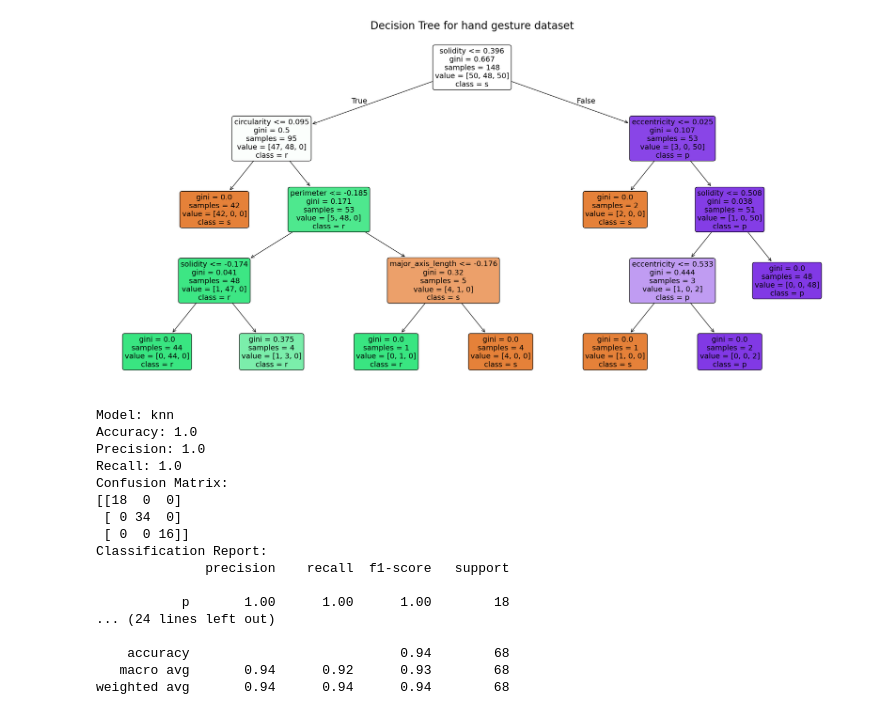
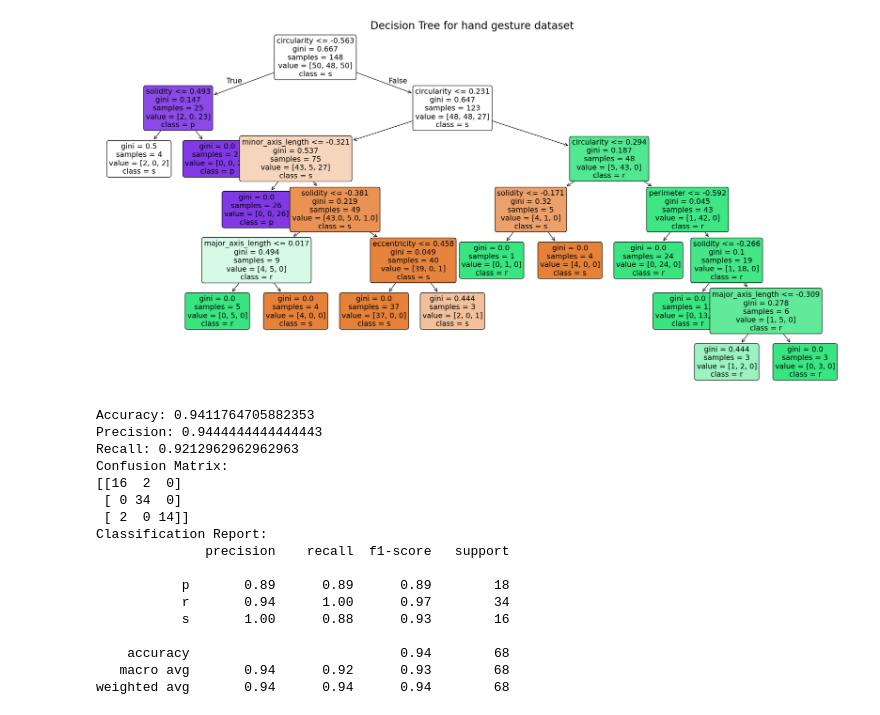
Before and after one commit to TheFizzlee/evml-evd3-project, a Jupyter notebook: notebooks/models/models.ipynb, the cells around one changed output. Saved outputs shown, nothing was run; the diff lists cells and outputs as text; code cells hidden in the pictures.

```diff
--- a/notebooks/models/models.ipynb
+++ b/notebooks/models/models.ipynb
@@ -27,10 +27,7 @@ df_test = pd.read_csv('data/hand_gesture_test.csv')
 train_X, test_X, train_y, test_y = train_test_split(df_train.drop(TARGET_FEATURE, axis=1), df_train[TARGET_FEATURE], test_size=TEST_SIZE, random_state=RANDOM_STATE)
 # %%
 # Define model pipelines
-models = {
-    'knn': Pipeline([('knn', KNeighborsClassifier())]),
-    'dt': Pipeline([('dt', DecisionTreeClassifier(random_state=RANDOM_STATE))])
-}
+model = DecisionTreeClassifier(random_state=RANDOM_STATE)
 # %%
 # Hypertune using gridSearchCV
 hyperparameters = {
@@ -64,14 +55,15 @@ Best score: 0.9593103448275861
 # %%
 # Validate the model using cross validation
-for model in models.keys():
-    # Perform KFold cross-validation on the validation set
-    for score in scoring:
-        scores = cross_val_score(models[model], test_X, test_y, cv=kf, scoring=score)
-        print(f'____{score.split('_')[0]}___________________________________________')
-        print(f'Cross-validation {score.split('_')[0]} on validation set: {scores}')
-        print(f'{score.split('_')[0]} mean cross-validation score on validation set: {scores.mean():.2f}')
-        print(f'{score.split('_')[0]} standard deviation on validation set: {scores.std():.2f}')
-
-    print("\n\n")
+# Perform KFold cross-validation on the validation set
+for score in scoring:
+    try:
+        scores = cross_val_score(model, test_X, test_y, cv=kf, scoring=score)
+        print(f'____{score.split("_")[0]}___________________________________________')
+        print(f'Cross-validation {score.split("_")[0]} on validation set: {scores}')
+        print(f'{score.split("_")[0]} mean cross-validation score on validation set: {scores.mean():.2f}')
+        print(f'{score.split("_")[0]} standard deviation on validation set: {scores.std():.2f}')
+    except ValueError as e:
+        print(f"Error in cross-validation: {e}")
+print("\n\n")
 # %% [output]
 ____accuracy___________________________________________
@@ -110,42 +74,40 @@ roc standard deviation on validation set: 0.06
 # %%
 # Visualize the decision tree
 plt.figure(figsize=(20,10))
-tree.plot_tree(models['dt'].best_estimator_['dt'],
+tree.plot_tree(model.best_estimator_,
                feature_names=test_X.columns,
                class_names=test_y.unique().astype(str),
                filled=True,
                rounded=True,
                fontsize=14)
 plt.title("Decision Tree for hand gesture dataset", fontsize=20)
 plt.tight_layout()
 plt.show()
 # %% [output]
-[figure, old version]
+[figure, new version]
 # %%
 # Test the model on the test set
-for model in models.keys():
-    y_pred = models[model].predict(df_test.drop(TARGET_FEATURE, axis=1))
-    print(f"Model: {model}")
-    print(f"Accuracy: {accuracy_score(df_test[TARGET_FEATURE], y_pred)}")
-    print(f"Precision: {precision_score(df_test[TARGET_FEATURE], y_pred, average='macro')}")
-    print(f"Recall: {recall_score(df_test[TARGET_FEATURE], y_pred, average='macro')}")
-    print(f"Confusion Matrix: \n{confusion_matrix(df_test[TARGET_FEATURE], y_pred)}")
-    print(f"Classification Report: \n{classification_report(df_test[TARGET_FEATURE], y_pred)}")
-    print("\n\n")
+y_pred = model.predict(df_test.drop(TARGET_FEATURE, axis=1))
+print(f"Accuracy: {accuracy_score(df_test[TARGET_FEATURE], y_pred)}")
+print(f"Precision: {precision_score(df_test[TARGET_FEATURE], y_pred, average='macro')}")
+print(f"Recall: {recall_score(df_test[TARGET_FEATURE], y_pred, average='macro')}")
+print(f"Confusion Matrix: \n{confusion_matrix(df_test[TARGET_FEATURE], y_pred)}")
+print(f"Classification Report: \n{classification_report(df_test[TARGET_FEATURE], y_pred)}")
+print("\n\n")
 # %% [output]
-Model: knn
-Accuracy: 1.0
-Precision: 1.0
-Recall: 1.0
+Accuracy: 0.9411764705882353
+Precision: 0.9444444444444443
+Recall: 0.9212962962962963
 Confusion Matrix:
-[[18  0  0]
+[[16  2  0]
  [ 0 34  0]
- [ 0  0 16]]
+ [ 2  0 14]]
 Classification Report:
               precision    recall  f1-score   support
 
-           p       1.00      1.00      1.00        18
-... (24 lines left out)
+           p       0.89      0.89      0.89        18
+           r       0.94      1.00      0.97        34
+           s       1.00      0.88      0.93        16
 
     accuracy                           0.94        68
    macro avg       0.94      0.92      0.93        68
```
Also changed, not shown: parts of 3 cells of this notebook.
